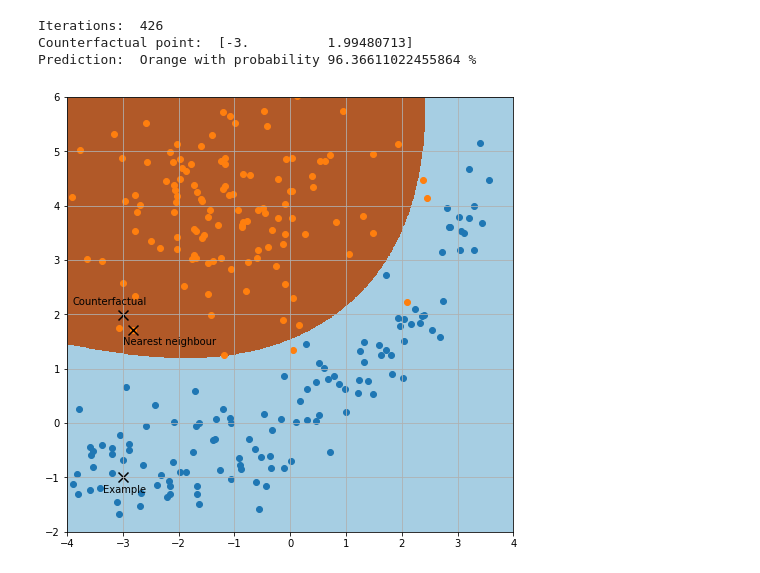
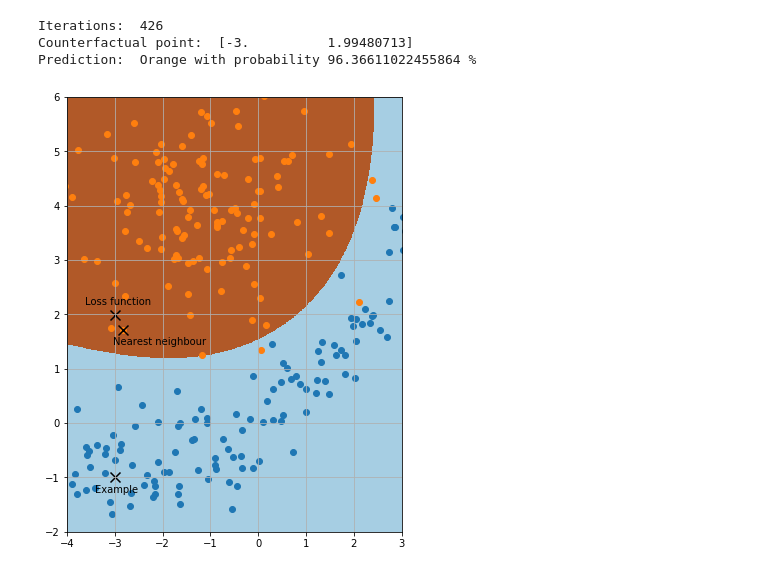
Before and after one commit to sradicwebster/counterfactuals, a Jupyter notebook: wachter_counterfactuals.ipynb, the cells around one changed output. Saved outputs shown, nothing was run; the diff lists cells and outputs as text; code cells hidden in the pictures.

```diff
--- a/wachter_counterfactuals.ipynb
+++ b/wachter_counterfactuals.ipynb
@@ -117,7 +117,7 @@ colour(svm.predict(cf_nn))
 [[-2.8211161   1.71137996]]
 'Orange'
 # %%
-pred_threshold = 0.8
+pred_threshold = 0.95
 
 # initial conditions
 lamda = 0.1
@@ -149,22 +149,24 @@ Iterations:  426
 Counterfactual point:  [-3.          1.99480713]
 Prediction:  Orange with probability 96.36611022455864 %
 # %%
-fig, ax = plt.subplots(figsize=(8, 8))
+fig, ax = plt.subplots(figsize=(6, 8))
 ax.pcolormesh(xx, yy, Z, cmap=plt.cm.Paired)
 ax.scatter(x1,y1)
 ax.scatter(x2,y2)
 
 ax.scatter(example[0][0],example[0][1], s=100, c='black', marker='x')
 ax.annotate('Example', xy = (example[0][0],example[0][1]), xytext = (-20, -15), textcoords = 'offset points')
 
 ax.scatter(cf[0][0],cf[0][1], s=100, c='black', marker='x')
-ax.annotate('Counterfactual', xy = (cf[0][0],cf[0][1]), xytext = (-50, 10), textcoords = 'offset points')
+ax.annotate('Loss function', xy = (cf[0][0],cf[0][1]), xytext = (-30, 10), textcoords = 'offset points')
 
 ax.scatter(cf_nn[0][0],cf_nn[0][1], s=100, c='black', marker='x')
 ax.annotate('Nearest neighbour', xy = (cf_nn[0][0],cf_nn[0][1]), xytext = (-10, -15), textcoords = 'offset points')
 
-ax.set_xlim([x_min,x_max])
+ax.set_xlim([x_min,x_max-1])
 ax.set_ylim([y_min,y_max])
 ax.grid()
+
+fig.savefig('wachter.png')
 # %% [output]
-[figure, old version]
+[figure, new version]
```
Also changed, not shown: 2 other files.
